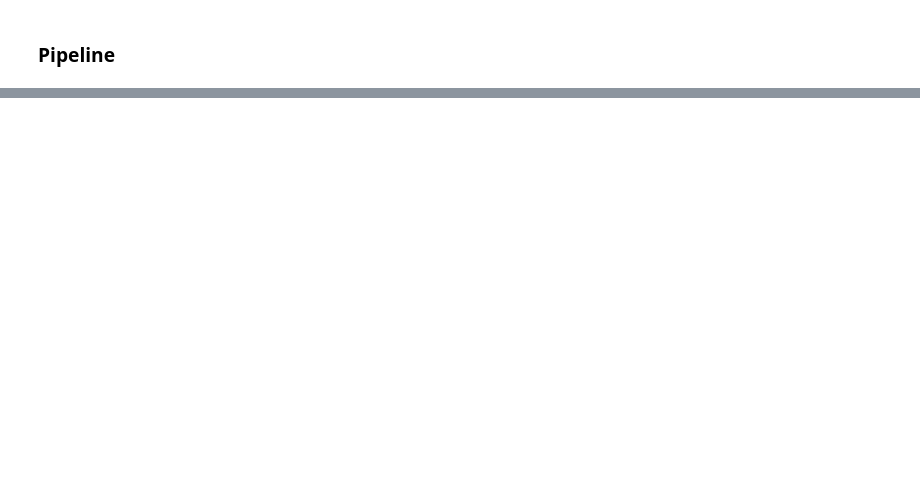
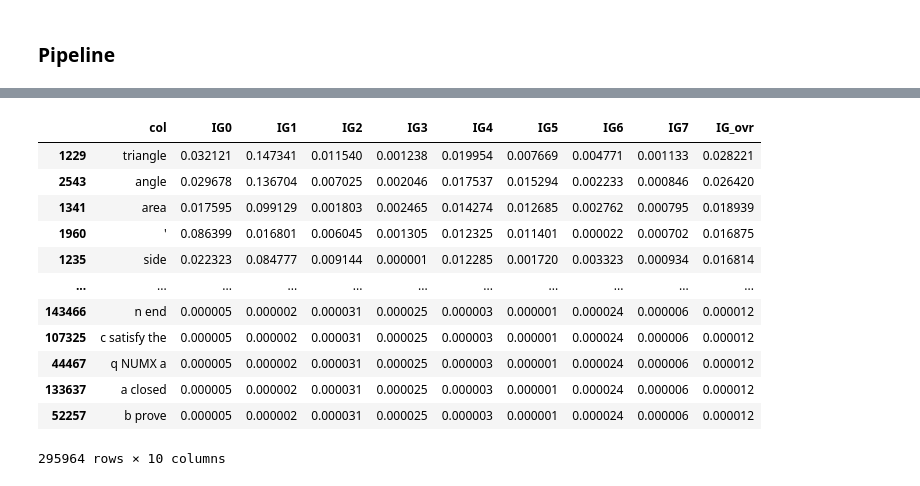
Before and after one commit to jcpoir/Kaust-Academy, a Jupyter notebook: Main.ipynb, the cells around one changed output, grey strips where cells are left out. Cells and saved outputs as stored; diff of their text form; code cells hidden in the pictures; blank space fills up the shorter version.

```diff
--- a/Main.ipynb
+++ b/Main.ipynb
@@ -45,7 +101,7 @@ nlp = spacy.load("en_core_web_lg")
 ### Pipeline
 # %%
 ## Hyperparameters
-max_n_gram = 1
+max_n_gram = 3
 # %%
 
 bad_pos = set(
@@ -67,14 +123,15 @@ replacements = {
     "}" : " } ",
     "\\" : " ",
     ")" : " ",
-    "(" : " "
+    "(" : " ",
+    "'" : " "
 }
 
 regex_replacements = {
     "[\d.,]+" : " NUMX "
 }
 
-def preprocess(df_tr, chunk_size = 20):
+def preprocess(df_tr, chunk_size = 50):
     ''' encodes the sentences in df_tr as bag-of-words tf-idf features '''
 
     X = pd.DataFrame()
@@ -121,7 +178,7 @@ def preprocess(df_tr, chunk_size = 20):
         for k in term_freq:
             row[k] = [term_freq[k]]
 
-        X = pd.concat((row,X))
+        X = pd.concat((X,row))
 
         # output chunks to improve runtime efficiency
         i += 1
@@ -146,7 +203,7 @@ def preprocess(df_tr, chunk_size = 20):
 
 process_data = False
 if process_data:
-    chunk_size = 500
+    chunk_size = 1000
     X, y = pd.DataFrame(), pd.DataFrame()
     for start_idx in range(0, 10000, chunk_size):
         end_idx = start_idx + chunk_size
@@ -303,0 +215,4 @@ KeyboardInterrupt:
+# %%
+## augmentation: add data
+df_aug = pd.read_csv("data-augment/out/linalg1.csv")
+X_aug, y_aug = preprocess(df_aug)
@@ -303,0 +324,11 @@ KeyboardInterrupt:
+# %%
+from math import log
+
+def entropy(x):
+  out = 0
+  for label in [0,1]:
+    p = (x == label).mean()
+    if p == 0: continue
+    p = p * log(p) / log(2)
+    out -= p
+  return out
@@ -303,0 +379,26 @@ KeyboardInterrupt:
+# %%
+def row_avg(row):
+    n_classes = 8
+
+    out = 0
+    for label in range(n_classes):
+        out += row[f"IG{label}"] / n_classes
+
+    return out
+
+df_ig["IG_ovr"] = df_ig.apply(row_avg, axis = 1)
+df_ig.sort_values("IG_ovr", ascending = False)
+# %% [output]
+|  | col | IG0 | IG1 | IG2 | IG3 | IG4 | IG5 | IG6 | IG7 | IG_ovr |
+| 1229 | triangle | 0.032121 | 0.147341 | 0.011540 | 0.001238 | 0.019954 | 0.007669 | 0.004771 | 0.001133 | 0.028221 |
+| 2543 | angle | 0.029678 | 0.136704 | 0.007025 | 0.002046 | 0.017537 | 0.015294 | 0.002233 | 0.000846 | 0.026420 |
+| 1341 | area | 0.017595 | 0.099129 | 0.001803 | 0.002465 | 0.014274 | 0.012685 | 0.002762 | 0.000795 | 0.018939 |
+| 1960 | ' | 0.086399 | 0.016801 | 0.006045 | 0.001305 | 0.012325 | 0.011401 | 0.000022 | 0.000702 | 0.016875 |
+| 1235 | side | 0.022323 | 0.084777 | 0.009144 | 0.000001 | 0.012285 | 0.001720 | 0.003323 | 0.000934 | 0.016814 |
+| ... | ... | ... | ... | ... | ... | ... | ... | ... | ... | ... |
+| 143466 | n end | 0.000005 | 0.000002 | 0.000031 | 0.000025 | 0.000003 | 0.000001 | 0.000024 | 0.000006 | 0.000012 |
+| 107325 | c satisfy the | 0.000005 | 0.000002 | 0.000031 | 0.000025 | 0.000003 | 0.000001 | 0.000024 | 0.000006 | 0.000012 |
+| 44467 | q NUMX a | 0.000005 | 0.000002 | 0.000031 | 0.000025 | 0.000003 | 0.000001 | 0.000024 | 0.000006 | 0.000012 |
+| 133637 | a closed | 0.000005 | 0.000002 | 0.000031 | 0.000025 | 0.000003 | 0.000001 | 0.000024 | 0.000006 | 0.000012 |
+| 52257 | b prove | 0.000005 | 0.000002 | 0.000031 | 0.000025 | 0.000003 | 0.000001 | 0.000024 | 0.000006 | 0.000012 |
+295964 rows × 10 columns
```
Also changed, not shown: parts of 14 cells of this notebook, 31 other files.
